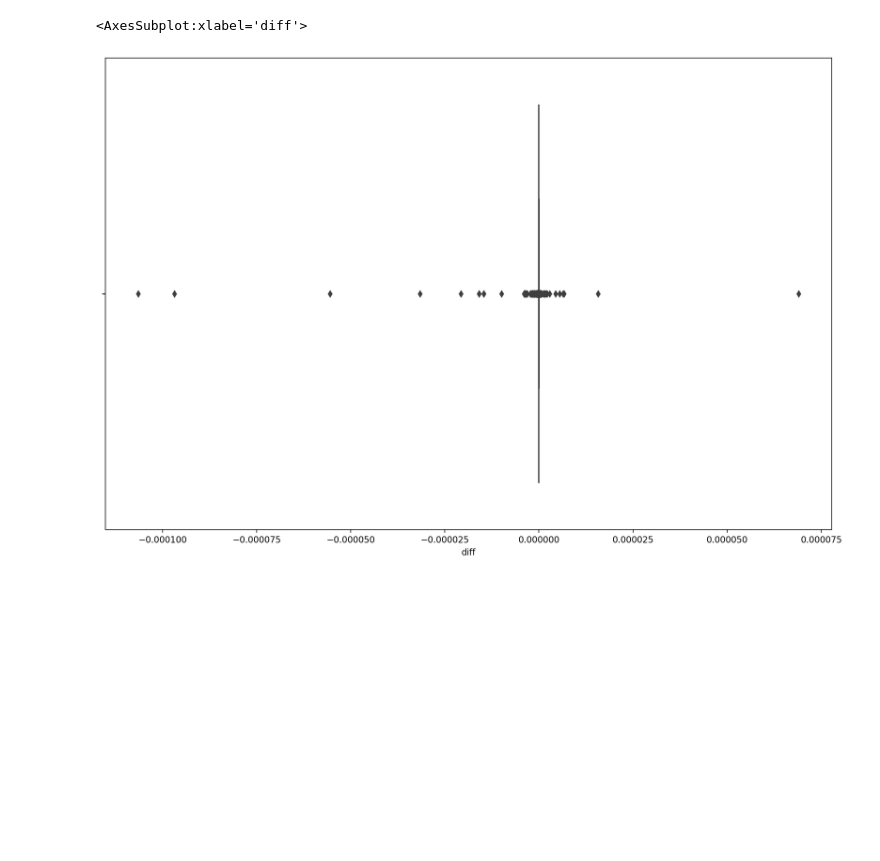
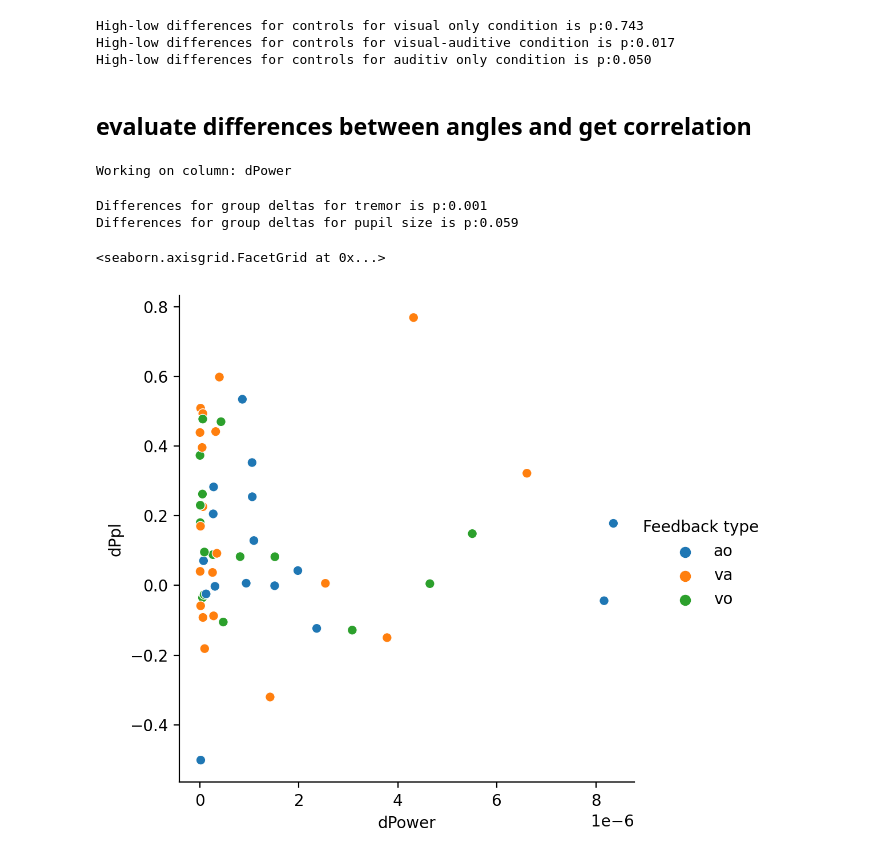
Before and after one commit to JuliusWelzel/tremor_feedback_jw, a Jupyter notebook: 05_scripts/ana03_chg_trmr_ppl.ipynb, the cells around one changed output. Cells and saved outputs as stored; diff of their text form; code cells hidden in the pictures; blank space fills up the shorter version.

Commit message:
[ADD] stats based on deltas in ppl and pow

```diff
--- a/05_scripts/ana03_chg_trmr_ppl.ipynb
+++ b/05_scripts/ana03_chg_trmr_ppl.ipynb
@@ -51,10 +91,55 @@ df['diff power'] = df.groupby(['ID','Feedback type','Feedback angle'])['Power [4
+# %%
+hc = tt.groupby("Group").get_group("c")
+
+ppl_ao_high = hc.loc[(hc["Feedback angle"] == "high") & (hc["Feedback type"] == "ao"),"Pupil size"]
+ppl_ao_low = hc.loc[(hc["Feedback angle"] == "low") & (hc["Feedback type"] == "ao"),"Pupil size"]
+t_ao, p_ao = stats.mannwhitneyu(ppl_ao_high,ppl_ao_low)
+
+ppl_va_high = hc.loc[(hc["Feedback angle"] == "high") & (hc["Feedback type"] == "va"),"Pupil size"]
+ppl_va_low = hc.loc[(hc["Feedback angle"] == "low") & (hc["Feedback type"] == "va"),"Pupil size"]
+t_va, p_va = stats.mannwhitneyu(ppl_va_high,ppl_va_low)
+
+ppl_vo_high = hc.loc[(hc["Feedback angle"] == "high") & (hc["Feedback type"] == "vo"),"Pupil size"]
+ppl_vo_low = hc.loc[(hc["Feedback angle"] == "low") & (hc["Feedback type"] == "vo"),"Pupil size"]
+t_vo, p_vo = stats.mannwhitneyu(ppl_vo_high,ppl_vo_low)
+
+print(f'High-low differences for controls for visual only condition is p:{p_ao:.3f}')
+print(f'High-low differences for controls for visual-auditive condition is p:{p_va:.3f}')
+print(f'High-low differences for controls for auditiv only condition is p:{p_vo:.3f}')
+# %% [output]
+High-low differences for controls for visual only condition is p:0.743
+High-low differences for controls for visual-auditive condition is p:0.017
+High-low differences for controls for auditiv only condition is p:0.050
+# %% [markdown]
+## evaluate differences between angles and get correlation
+# %%
+cfg_out_ppl_per = 40
+cr = full.copy()
+
+cr = cr.loc[cr["Percentage bad pupil samples"] < cfg_out_ppl_per,:]
+cr = cr[['ID','Group', 'Feedback type', 'Feedback angle','Power [4-12]','Pupil size']]
 # %%
-diffs = full[['ID','Group', 'Feedback type', 'Feedback angle','Power [4-12]']]
-diffs = diffs.pivot_table(index=['ID','Group','Feedback type'],columns='Feedback angle',values='Power [4-12]',margins=False,aggfunc='mean').reset_index()
-
-diffs['delta Power'] = diffs['high']-diffs['low']
+diffs = cr.pivot_table(index=['ID','Group','Feedback type'],columns='Feedback angle',values=['Power [4-12]','Pupil size'],margins=False,aggfunc='mean').reset_index()
+diffs['dPower'] = diffs['Power [4-12]']['high']-diffs['Power [4-12]']['low']
+diffs['dPpl'] = diffs['Pupil size']['high']-diffs['Pupil size']['low']
+diffs = remove_outliers_df(diffs,['dPower'],1)
+diffs['dPower'] = abs(diffs['dPower'])
+# %% [output]
+Working on column: dPower
+# %%
+t_pow, p_pow = stats.mannwhitneyu(diffs['dPower'][diffs['Group'] == 'c'],diffs['dPower'][diffs['Group'] == 'p'])
+print(f'Differences for group deltas for tremor is p:{p_pow:.3f}')
+
+t_ppl, p_ppl = stats.mannwhitneyu(diffs['dPpl'][diffs['Group'] == 'c'],diffs['dPpl'][diffs['Group'] == 'p'])
+print(f'Differences for group deltas for pupil size is p:{p_ppl:.3f}')
+# %% [output]
+Differences for group deltas for tremor is p:0.001
+Differences for group deltas for pupil size is p:0.059
 # %%
-sns.boxplot(data = diffs, x = )
+sns.relplot(
+        data=diffs,x='dPower',y='dPpl',
+        hue='Feedback type'
+    )
 # %% [output]
-<AxesSubplot:xlabel='diff'>
+<seaborn.axisgrid.FacetGrid at 0x...>
-[figure, old version]
+[figure, new version]
```
Also changed, not shown: parts of 13 cells of this notebook, 2 other files.
